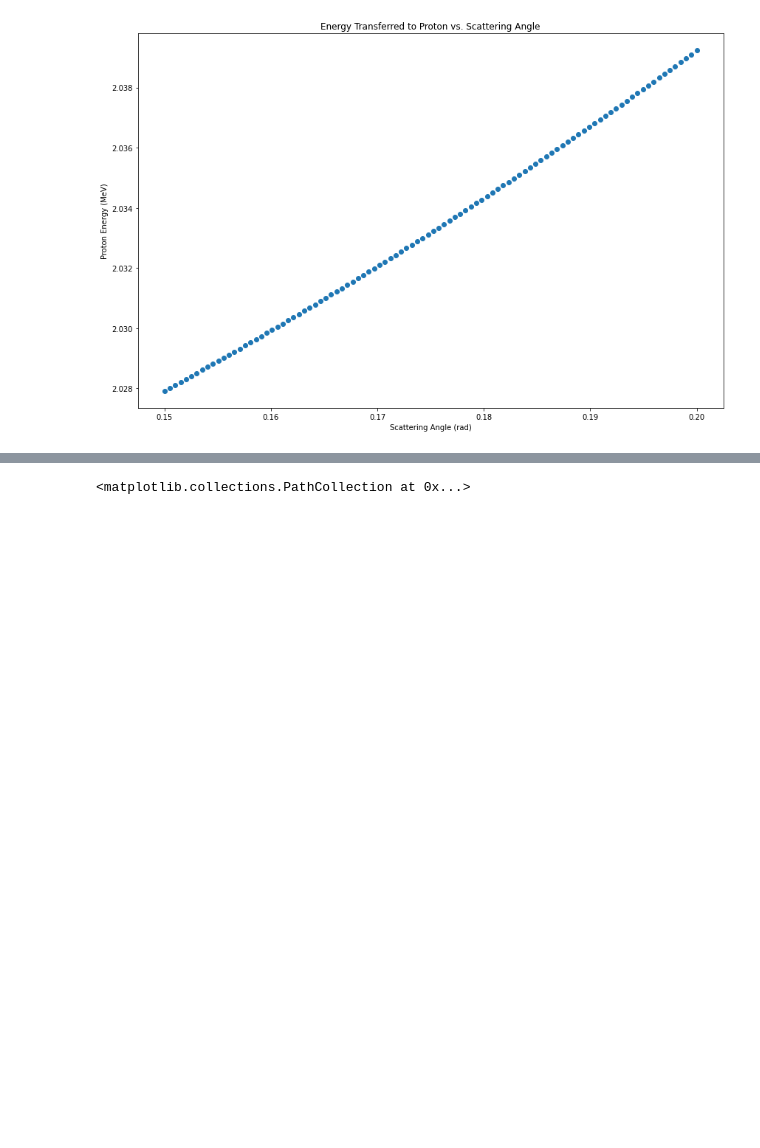
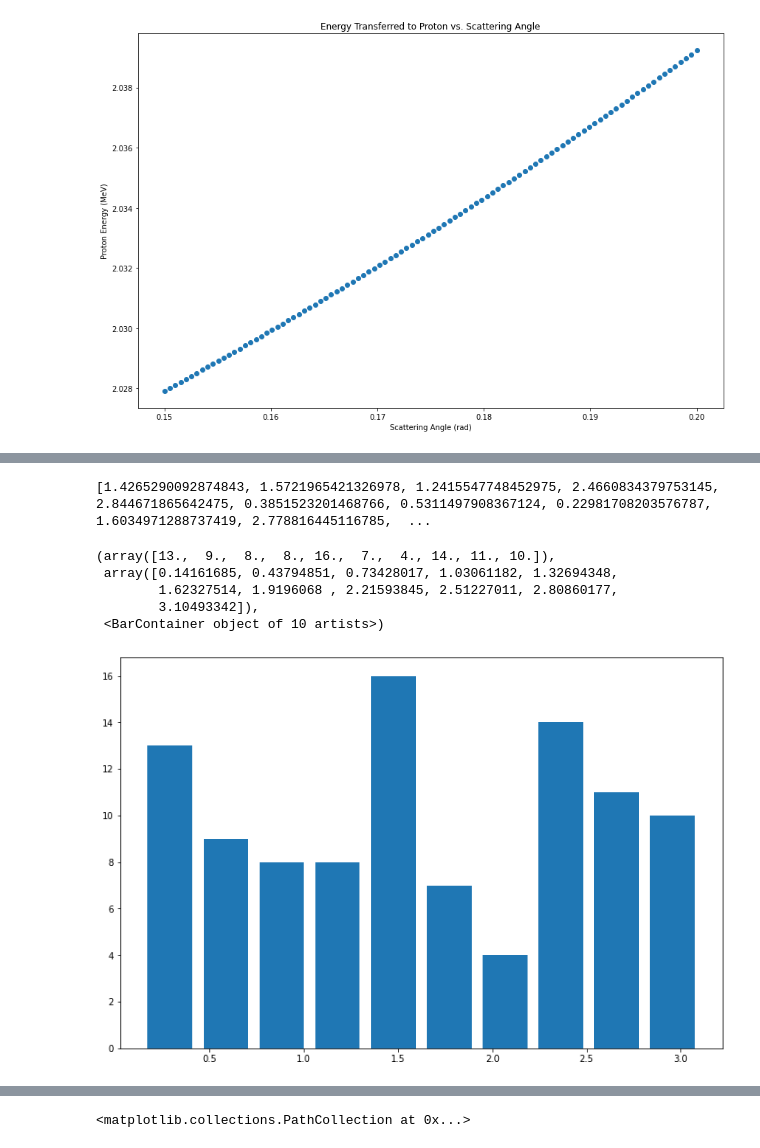
Before and after one commit to ddrobner/scatteringsim, a Jupyter notebook: scatteringsim.ipynb, the cells around one changed output, grey strips where cells are left out. Drawn from its saved outputs; the diff is of its cells as text; code cells hidden in the pictures; blank space fills up the shorter version.

```diff
--- a/scatteringsim.ipynb
+++ b/scatteringsim.ipynb
@@ -562,3 +509,16 @@ plt.scatter(s_angles, transfer_e)
+# %%
+s_angles = [scattering_angle(8) for i in range(100)]
+print(s_angles)
+counts, bins = np.histogram(s_angles)
+plt.hist(bins[:-1], bins, weights=counts, rwidth=0.8)
+# %% [output]
+[1.4265290092874843, 1.5721965421326978, 1.2415547748452975, 2.4660834379753145, 2.844671865642475, 0.3851523201468766, 0.5311497908367124, 0.22981708203576787, 1.6034971288737419, 2.778816445116785,  ...
+(array([13.,  9.,  8.,  8., 16.,  7.,  4., 14., 11., 10.]),
+ array([0.14161685, 0.43794851, 0.73428017, 1.03061182, 1.32694348,
+        1.62327514, 1.9196068 , 2.21593845, 2.51227011, 2.80860177,
+        3.10493342]),
+ <BarContainer object of 10 artists>)
+[figure, added]
 # %%
 # let's compute energy transfer for a fixed energy and a bunch of different
 # scattering angles
```
Also changed, not shown: parts of 9 cells of this notebook, 2 other files.
